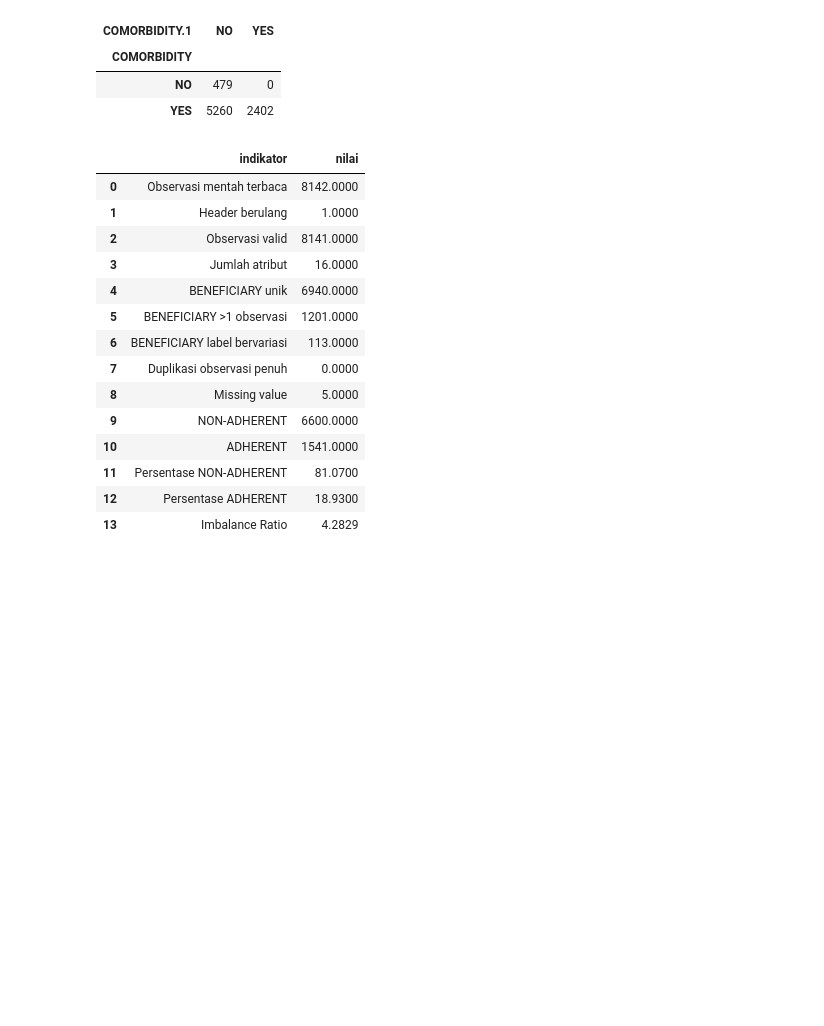
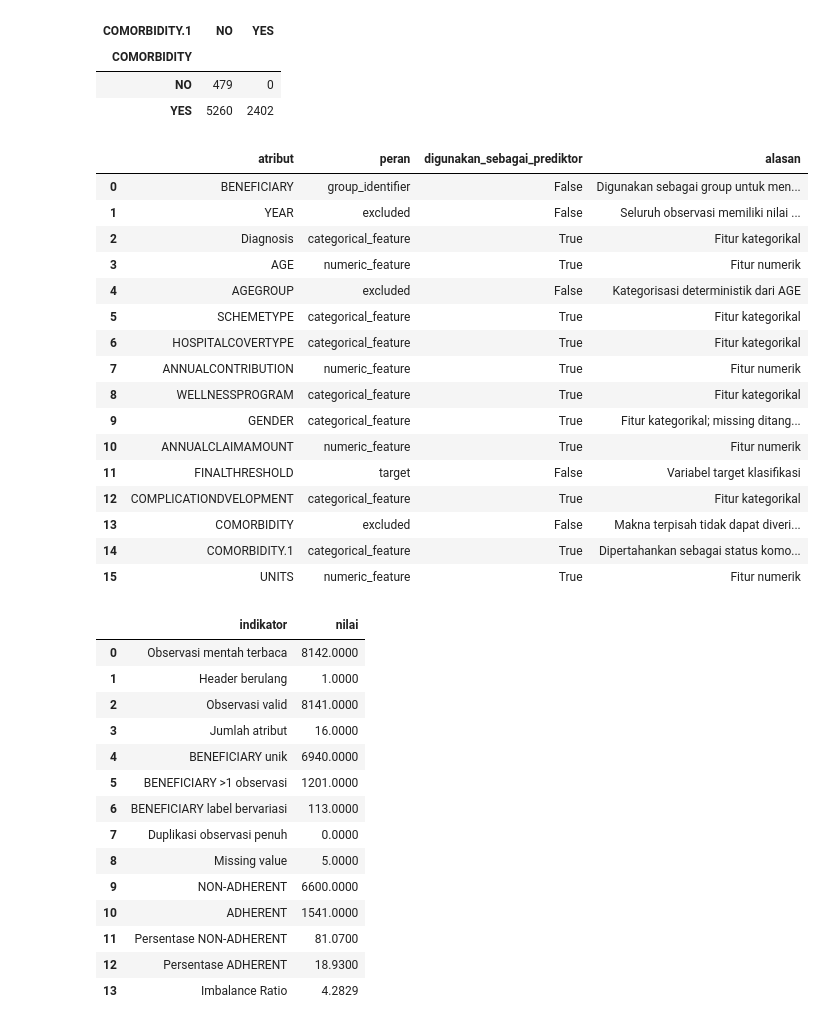
Before and after one commit to Riskyduha/Prediction_Non_Adherent, a Jupyter notebook: simulasi/00_audit_data.ipynb, the cells around one changed output. Cells and saved outputs as stored; diff of their text form; code cells hidden in the pictures; blank space fills up the shorter version.

Commit message:
add feature yang yang digunakan

```diff
--- a/simulasi/00_audit_data.ipynb
+++ b/simulasi/00_audit_data.ipynb
@@ -453,6 +453,86 @@ comorbidity_output.to_csv(
     OUTPUT_DIR / "06_comorbidity_audit.csv",
     index=False
 )
+# %%
+feature_roles = pd.DataFrame([
+    ["BENEFICIARY", "group_identifier", False,
+     "Digunakan sebagai group untuk mencegah leakage antar-pasien"],
+
+    ["YEAR", "excluded", False,
+     "Seluruh observasi memiliki nilai 2022"],
+
+    ["Diagnosis", "categorical_feature", True,
+     "Fitur kategorikal"],
+
+    ["AGE", "numeric_feature", True,
+     "Fitur numerik"],
+
+    ["AGEGROUP", "excluded", False,
+     "Kategorisasi deterministik dari AGE"],
+
+    ["SCHEMETYPE", "categorical_feature", True,
+     "Fitur kategorikal"],
+
+    ["HOSPITALCOVERTYPE", "categorical_feature", True,
+     "Fitur kategorikal"],
+
+    ["ANNUALCONTRIBUTION", "numeric_feature", True,
+     "Fitur numerik"],
+
+    ["WELLNESSPROGRAM", "categorical_feature", True,
+     "Fitur kategorikal"],
+
+    ["GENDER", "categorical_feature", True,
+     "Fitur kategorikal; missing ditangani di dalam training fold"],
+
+    ["ANNUALCLAIMAMOUNT", "numeric_feature", True,
+     "Fitur numerik"],
+
+    ["FINALTHRESHOLD", "target", False,
+     "Variabel target klasifikasi"],
+
+    ["COMPLICATIONDVELOPMENT", "categorical_feature", True,
+     "Fitur kategorikal"],
+
+    ["COMORBIDITY", "excluded", False,
+     "Makna terpisah tidak dapat diverifikasi secara independen"],
+
+    ["COMORBIDITY.1", "categorical_feature", True,
+     "Dipertahankan sebagai status komorbiditas"],
+
+    ["UNITS", "numeric_feature", True,
+     "Fitur numerik"],
+], columns=[
+    "atribut",
+    "peran",
+    "digunakan_sebagai_prediktor",
+    "alasan"
+])
+
+display(feature_roles)
+
+feature_roles.to_csv(
+    OUTPUT_DIR / "07_feature_roles.csv",
+    index=False
+)
+# %% [output]
+|  | atribut | peran | digunakan_sebagai_prediktor | alasan |
+| 0 | BENEFICIARY | group_identifier | False | Digunakan sebagai group untuk men... |
+| 1 | YEAR | excluded | False | Seluruh observasi memiliki nilai ... |
+| 2 | Diagnosis | categorical_feature | True | Fitur kategorikal |
+| 3 | AGE | numeric_feature | True | Fitur numerik |
+| 4 | AGEGROUP | excluded | False | Kategorisasi deterministik dari AGE |
+| 5 | SCHEMETYPE | categorical_feature | True | Fitur kategorikal |
+| 6 | HOSPITALCOVERTYPE | categorical_feature | True | Fitur kategorikal |
+| 7 | ANNUALCONTRIBUTION | numeric_feature | True | Fitur numerik |
+| 8 | WELLNESSPROGRAM | categorical_feature | True | Fitur kategorikal |
+| 9 | GENDER | categorical_feature | True | Fitur kategorikal; missing ditang... |
+| 10 | ANNUALCLAIMAMOUNT | numeric_feature | True | Fitur numerik |
+| 11 | FINALTHRESHOLD | target | False | Variabel target klasifikasi |
+| 12 | COMPLICATIONDVELOPMENT | categorical_feature | True | Fitur kategorikal |
+| 13 | COMORBIDITY | excluded | False | Makna terpisah tidak dapat diveri... |
+| 14 | COMORBIDITY.1 | categorical_feature | True | Dipertahankan sebagai status komo... |
+| 15 | UNITS | numeric_feature | True | Fitur numerik |
 # %%
 dataset_summary = pd.DataFrame({
     "indikator": [
```
Also changed, not shown: 1 other file.
